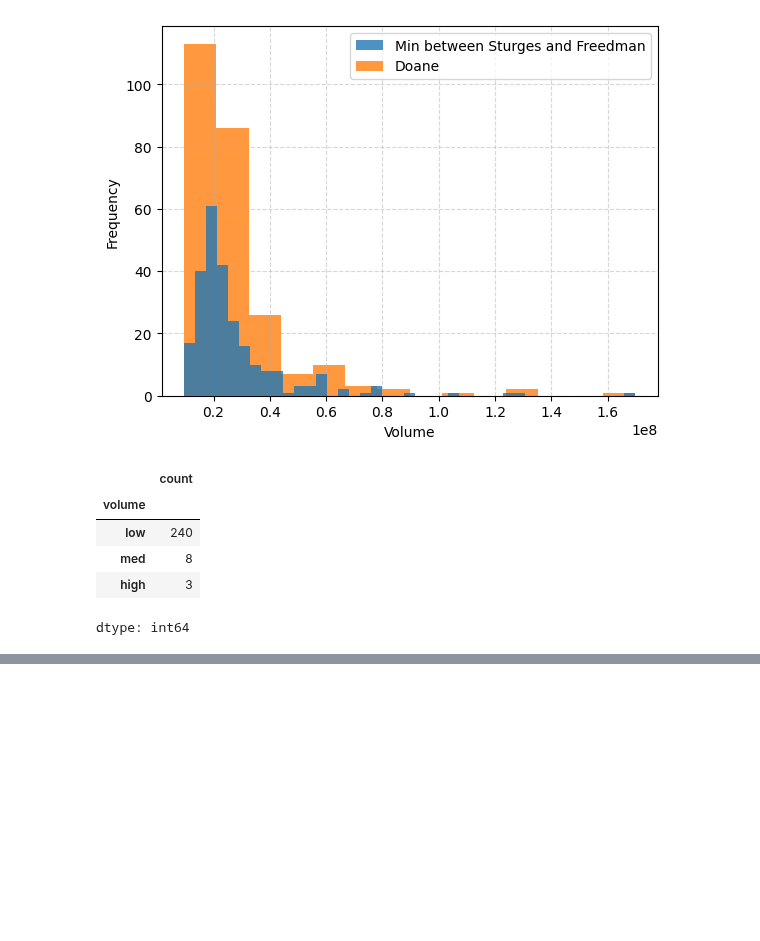
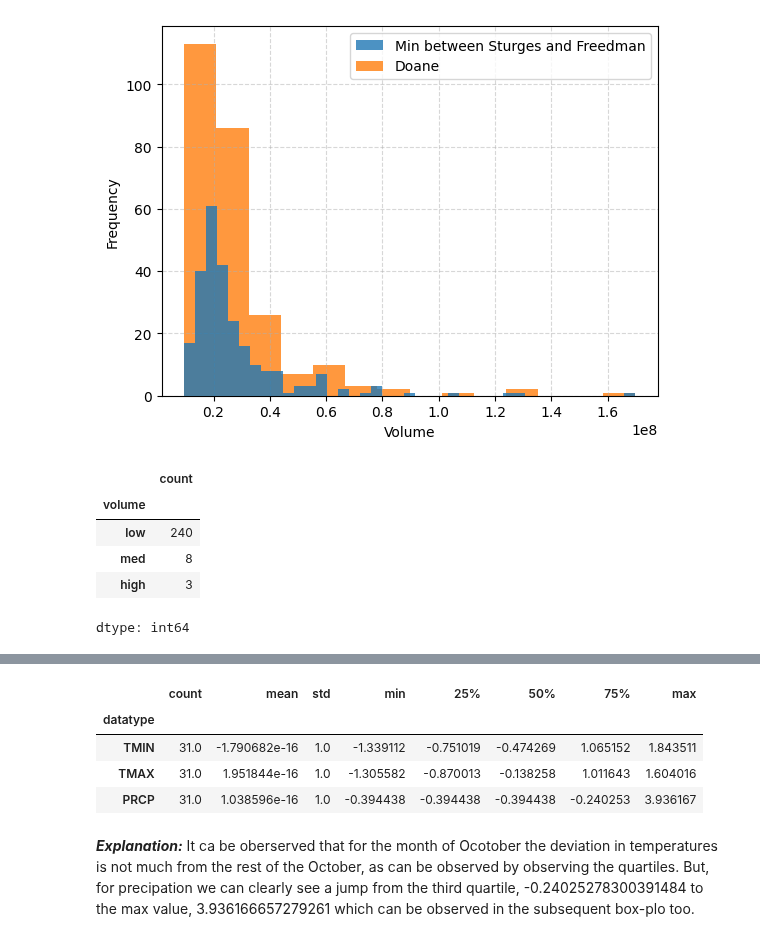
Before and after one commit to OfTheByteQuest/Data-Analytics-Learning-and-Projects, a Jupyter notebook: Chapter-4/Chapter_4.ipynb, the cells around one changed output, grey strips where cells are left out. Drawn from its saved outputs; the diff is of its cells as text; code cells hidden in the pictures; blank space fills up the shorter version.

Commit message:
Learnt: pd.qcut(), np.vectorize(), .map(), .apply()

```diff
--- a/Chapter-4/Chapter_4.ipynb
+++ b/Chapter-4/Chapter_4.ipynb
@@ -941,0 +1059,12 @@ dtype: int64
+# %%
+oct_weather_z_scores = central_park_weather.loc["2018-10",['TMIN', 'TMAX', 'PRCP']
+].apply(lambda x: x.sub(x.mean()).div(x.std()))
+oct_weather_z_scores.describe().T
+# %% [output]
+|  | count | mean | std | min | 25% | 50% | 75% | max |
+| datatype |  |  |  |  |  |  |  |  |
+| TMIN | 31.0 | -1.790682e-16 | 1.0 | -1.339112 | -0.751019 | -0.474269 | 1.065152 | 1.843511 |
+| TMAX | 31.0 | 1.951844e-16 | 1.0 | -1.305582 | -0.870013 | -0.138258 | 1.011643 | 1.604016 |
+| PRCP | 31.0 | 1.038596e-16 | 1.0 | -0.394438 | -0.394438 | -0.394438 | -0.240253 | 3.936167 |
+# %% [markdown]
+***Explanation:*** It ca be oberserved that for the month of Ocotober the deviation in temperatures is not much from the rest of the October, as can be observed by observing the quartiles. But, for precipation we can clearly see a jump from the third quartile, -0.24025278300391484 to the max value, 3.936166657279261 which can be observed in the subsequent box-plo too.
```
Also changed, not shown: parts of 23 cells of this notebook.
